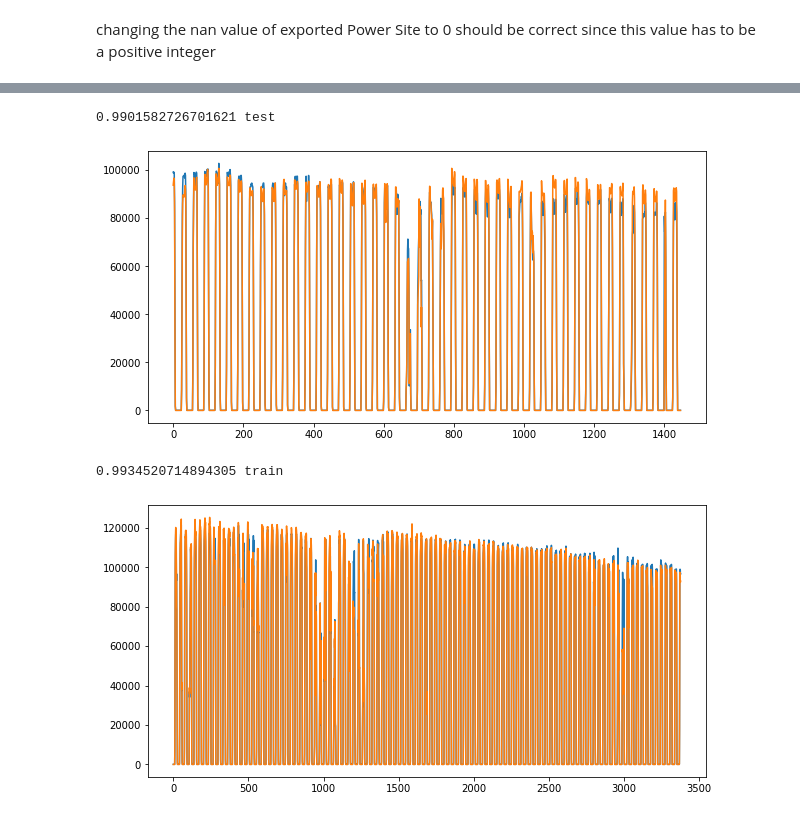
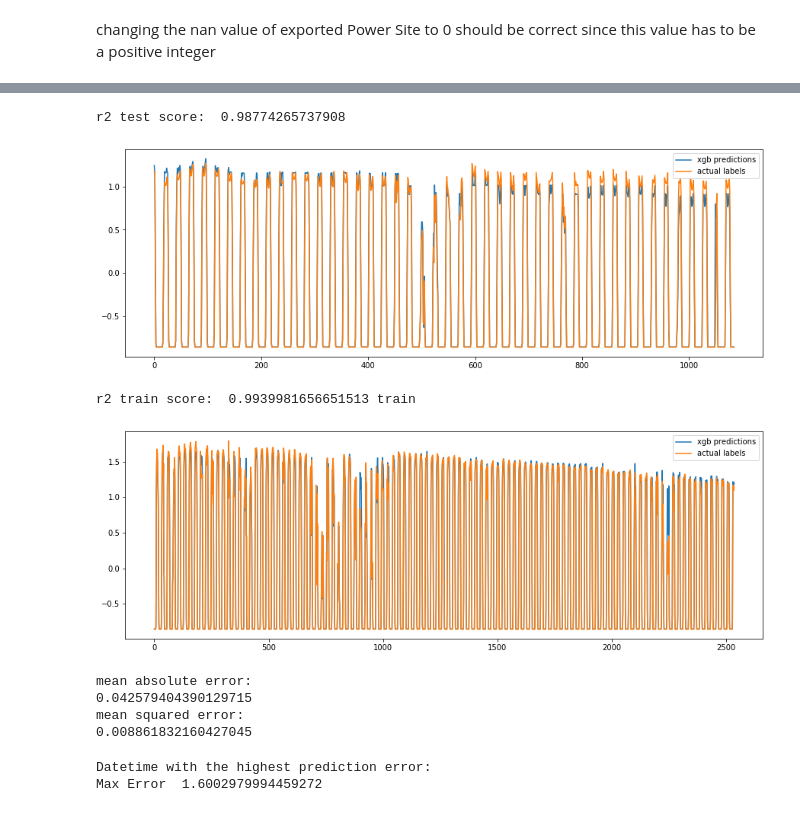
Before and after one commit to dimitrisl/PowerSeries, a Jupyter notebook: Power_ML.ipynb, the cells around one changed output, grey strips where cells are left out. Cells and saved outputs as stored; diff of their text form; code cells hidden in the pictures.

```diff
--- a/Power_ML.ipynb
+++ b/Power_ML.ipynb
@@ -228,8 +177,7 @@ final_df[final_df["Exported Power Site"].isnull()]
 # %% [markdown]
 changing the nan value of exported Power Site to 0 should be correct since this value has to be a positive integer
 # %%
-i = "Exported Power Site"
-final_df[i] = final_df[i].fillna(0)
+final_df["Exported Power Site"] = final_df["Exported Power Site"].fillna(0)
 # %% [output]
 A value is trying to be set on a copy of a slice from a DataFrame.
 Try using .loc[row_indexer,col_indexer] = value instead
@@ -249,5 +196,5 @@ dtype: bool
-# %%
-final_df[['Module Temperature Average', 'Exported Power Site', 'Irradiance PoA Average']] = final_df[['Module Temperature Average', 'Exported Power Site', 'Irradiance PoA Average']].astype(float)
+# %%
+final_df[f_cols] = final_df[f_cols].astype(float)
 # %%
 final_df.head()
 # %% [output]
@@ -288,0 +233,2 @@ def clear_sets(X_all, label):
+# %%
+final_df = (final_df - final_df.mean())/final_df.std()
@@ -328,19 +272,21 @@ _ = plot_importance(reg, height=0.9)
 y_test_predictions = reg.predict(X_series_test)
 y_train_predictions = reg.predict(X_series_train)
 # %%
-print(r2_score(predictions, Y_series_test.values),"test")
-plt.figure(figsize=(10,5))
-plt.plot(y_test_predictions)
-plt.plot(Y_series_test.values)
+print("r2 test score: ", r2_score(y_test_predictions, Y_series_test.values))
+plt.figure(figsize=(15,5))
+plt.plot(y_test_predictions, label="xgb predictions")
+plt.plot(Y_series_test.values, label="actual labels")
+plt.legend(loc='upper right')
 plt.show()
 
-print(r2_score(y_train_predictions, Y_series_train.values),"train")
-plt.figure(figsize=(10,5))
-plt.plot(y_train_predictions)
-plt.plot(Y_series_train.values)
+print("r2 train score: ",r2_score(y_train_predictions, Y_series_train.values),"train")
+plt.figure(figsize=(15,5))
+plt.plot(y_train_predictions, label="xgb predictions")
+plt.plot(Y_series_train.values, label="actual labels")
+plt.legend(loc='upper right')
 plt.show()
 # %% [output]
-0.9901582726701621 test
+r2 test score:  0.98774265737908
-[figure, old version]
+[figure, new version]
-0.9934520714894305 train
+r2 train score:  0.9939981656651513 train
-[figure, old version]
+[figure, new version]
@@ -346,0 +295,10 @@ plt.show()
+# %%
+print("mean absolute error: ")
+print(mean_absolute_error(y_test_predictions, Y_series_test.values))
+print("mean squared error: ")
+print(mean_squared_error(y_test_predictions, Y_series_test.values))
+# %% [output]
+mean absolute error:
+0.042579404390129715
+mean squared error:
+0.008861832160427045
@@ -346,0 +307,7 @@ plt.show()
+# %%
+print("Datetime with the highest prediction error: ")
+MAE_results[MAE_results==MAE_results.max()].index[0]
+print("Max Error ", MAE_results.max())
+# %% [output]
+Datetime with the highest prediction error:
+Max Error  1.6002979994459272
```
Also changed, not shown: parts of 42 cells of this notebook.
